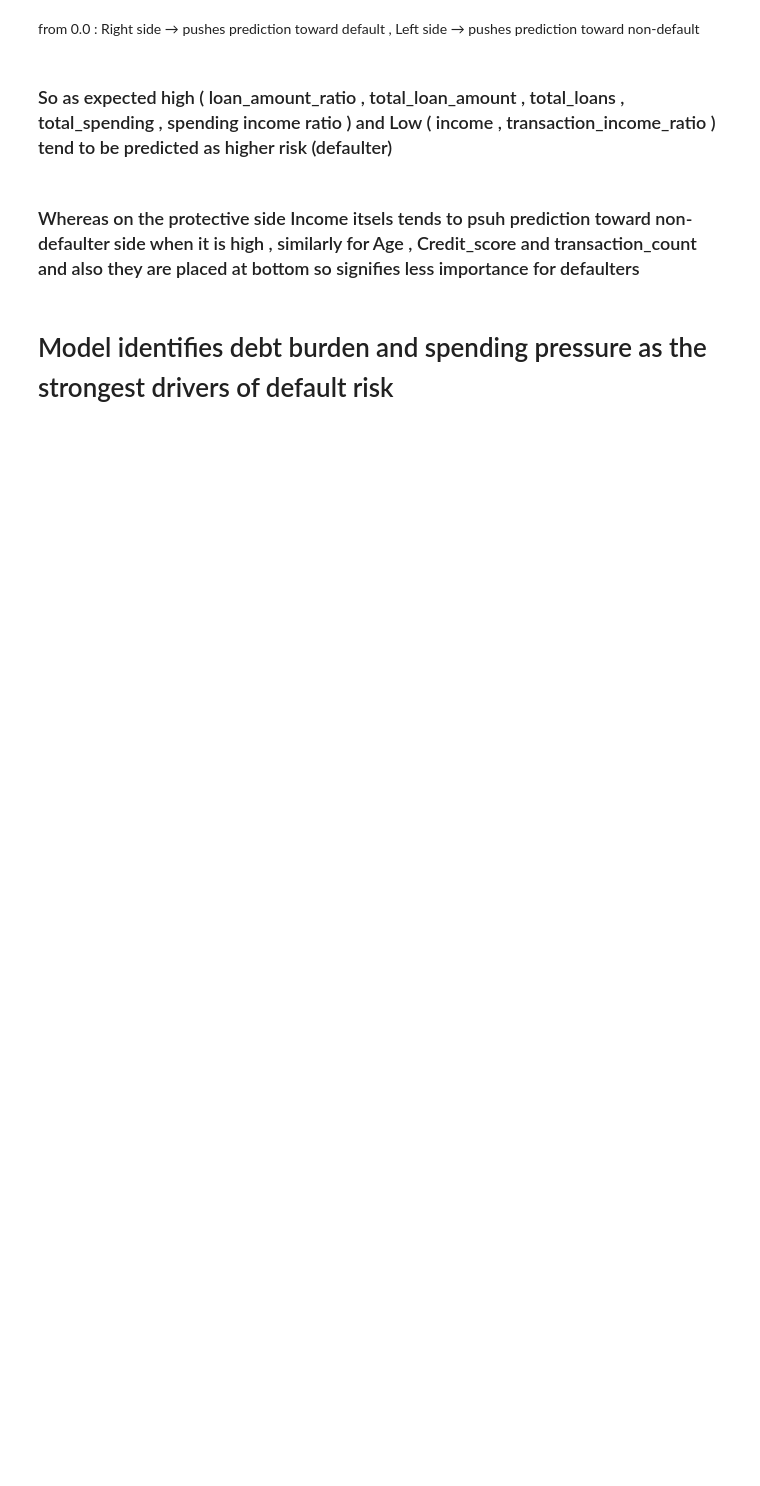
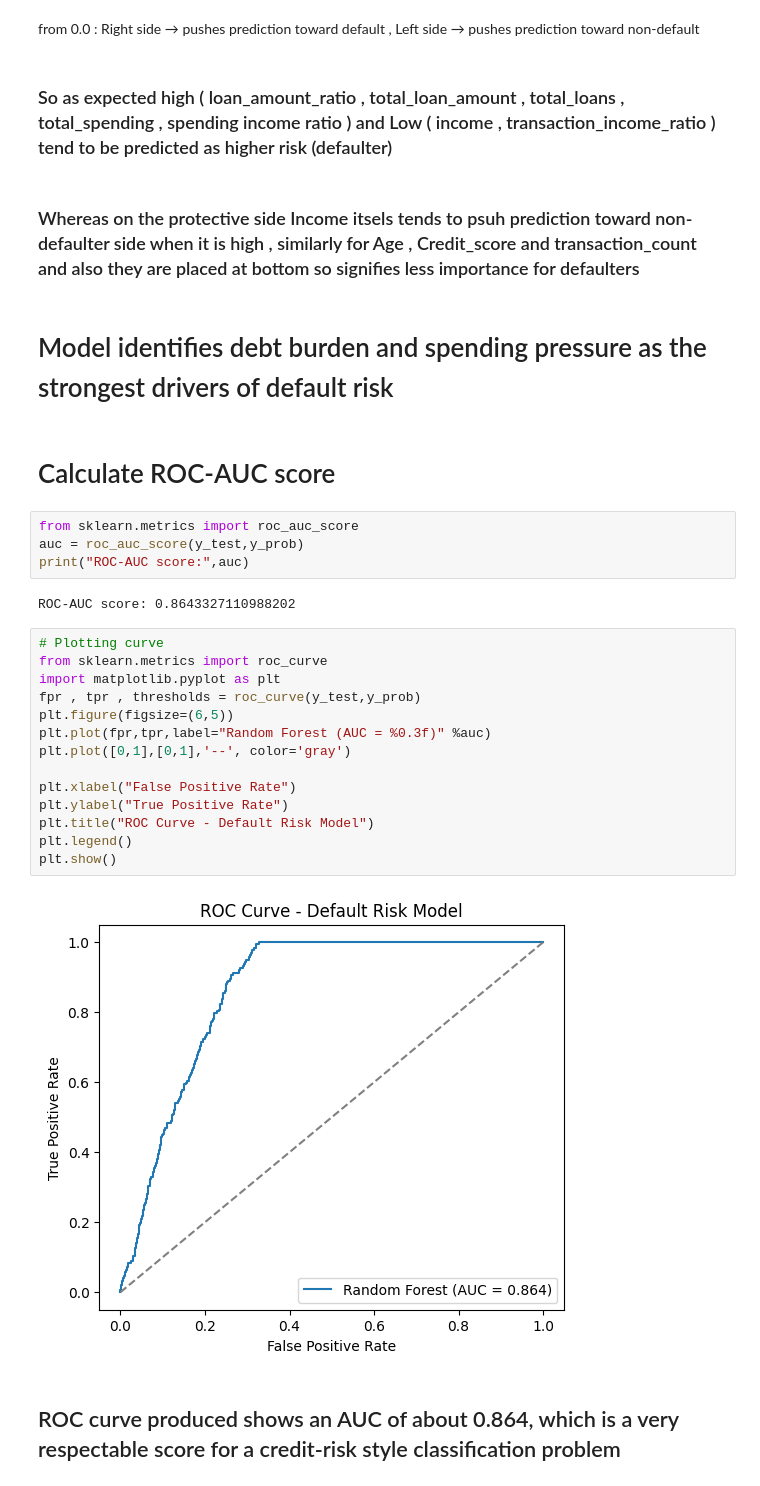
Before and after one commit to ThakurNishant2004/Behavioural-analysis-and-Financial-risk-management, a Jupyter notebook: notebook/Full_production_pipeline_of_modelling.ipynb, the cells around one changed output. Saved outputs shown, nothing was run; the diff lists cells and outputs as text; blank space fills up the shorter version.

```diff
--- a/Full_production_pipeline_of_modelling.ipynb
+++ b/notebook/Full_production_pipeline_of_modelling.ipynb
@@ -300,3 +300,29 @@ Left side → pushes prediction toward non-default
 ### Whereas on the protective side Income itsels tends to psuh prediction toward non-defaulter side when it is high , similarly for Age , Credit_score and transaction_count                             and also they are placed at bottom so signifies less importance for defaulters
 # %% [markdown]
 # Model identifies debt burden and spending pressure as the strongest drivers of default risk
+# %% [markdown]
+# Calculate ROC-AUC score
+# %%
+from sklearn.metrics import roc_auc_score
+auc = roc_auc_score(y_test,y_prob)
+print("ROC-AUC score:",auc)
+# %% [output]
+ROC-AUC score: 0.8643327110988202
+# %%
+# Plotting curve
+from sklearn.metrics import roc_curve
+import matplotlib.pyplot as plt
+fpr , tpr , thresholds = roc_curve(y_test,y_prob)
+plt.figure(figsize=(6,5))
+plt.plot(fpr,tpr,label="Random Forest (AUC = %0.3f)" %auc)
+plt.plot([0,1],[0,1],'--', color='gray')
+
+plt.xlabel("False Positive Rate")
+plt.ylabel("True Positive Rate")
+plt.title("ROC Curve - Default Risk Model")
+plt.legend()
+plt.show()
+# %% [output]
+[figure, added]
+# %% [markdown]
+## ROC curve produced shows an AUC of about 0.864, which is a very respectable score for a credit-risk style classification problem
```
Also changed, not shown: parts of 1 cell of this notebook, 3 other files.
